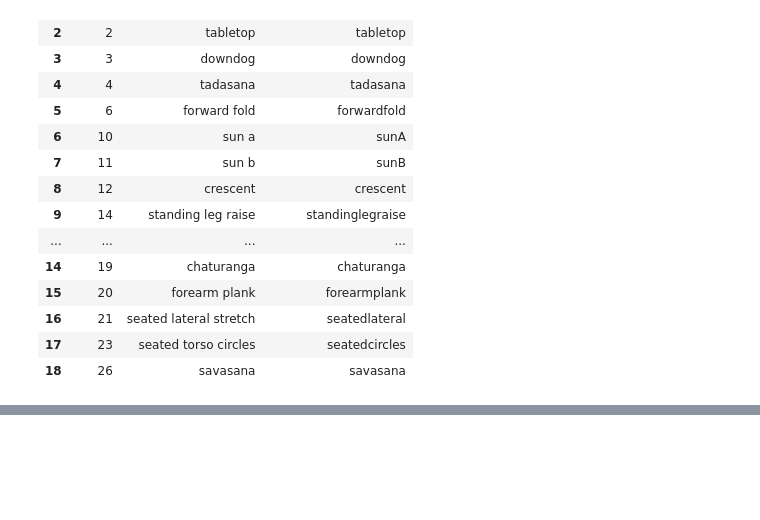
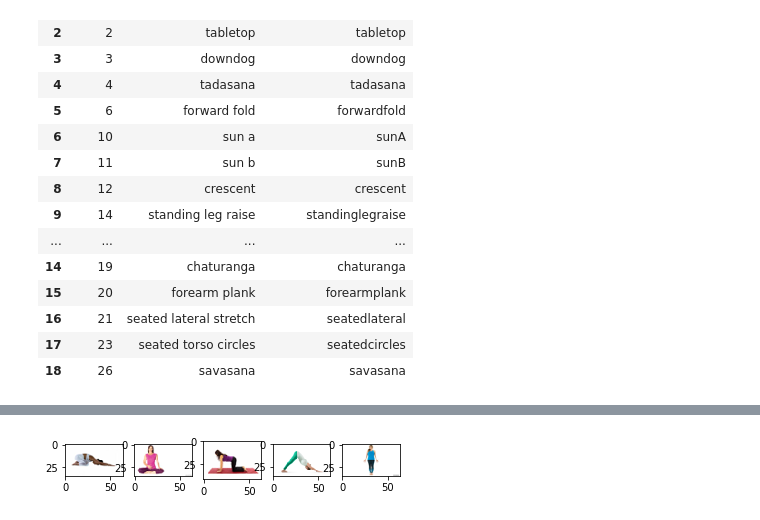
Before and after one commit to rrosenb1/YogaSequenceGeneration, a Jupyter notebook: Sequencing with Markov Chains.ipynb, the cells around one changed output, grey strips where cells are left out. Cells and saved outputs as stored; diff of their text form; code cells hidden in the pictures; blank space fills up the shorter version.

Commit message:
added visualization of generated class results

```diff
--- a/Sequencing with Markov Chains.ipynb
+++ b/Sequencing with Markov Chains.ipynb
@@ -429,0 +416,9 @@ forward fold
+# %%
+import matplotlib.pyplot as plt
+
+f, ax = plt.subplots(1,5)
+for i in range(5):
+    ax[i].imshow(images[i])
+plt.show() # or display.display(plt.gcf()) if you prefer
+# %% [output]
+[figure, added]
```
Also changed, not shown: parts of 3 cells of this notebook, 10 other files.
